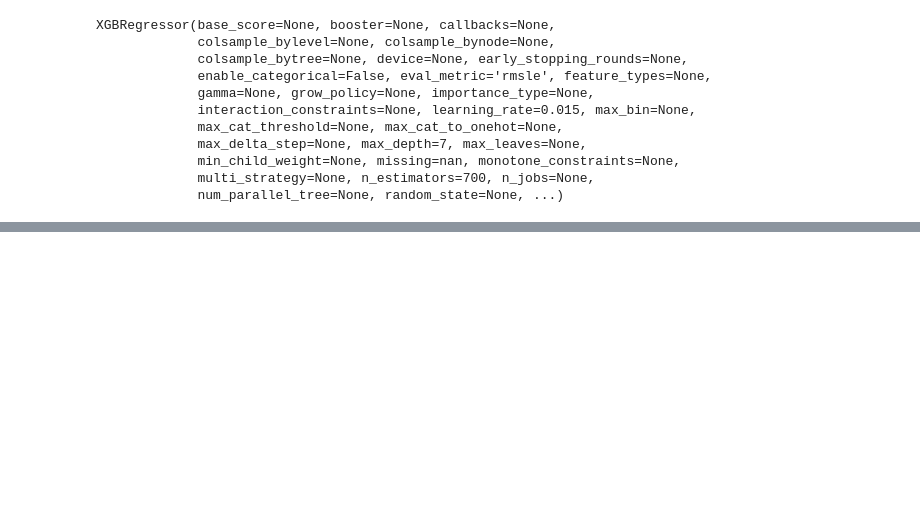
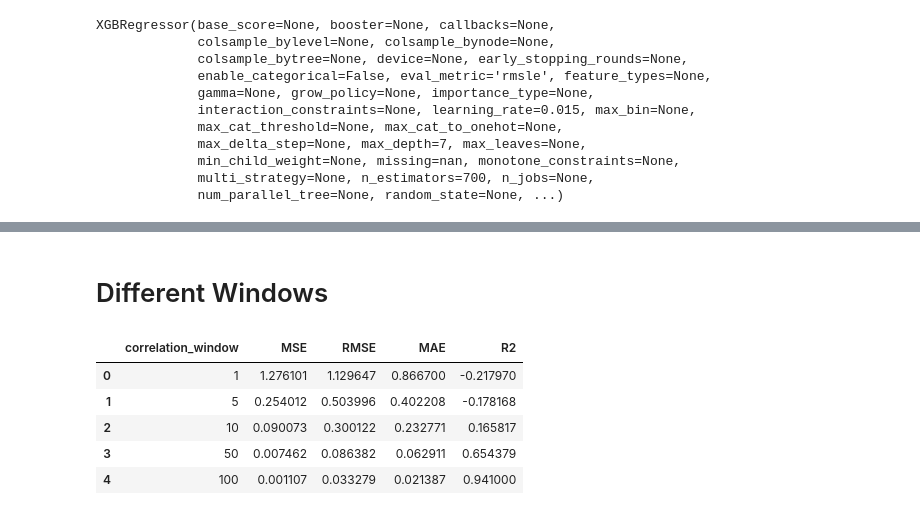
Before and after one commit to SaharGholipour/short_projects, a Jupyter notebook: randomVar_modelTraining.ipynb, the cells around one changed output, grey strips where cells are left out. Saved outputs shown, nothing was run; the diff lists cells and outputs as text; code cells hidden in the pictures; blank space fills up the shorter version.

Commit message:
evaluating  different windows and adding markdown

```diff
--- a/randomVar_modelTraining.ipynb
+++ b/randomVar_modelTraining.ipynb
@@ -195,0 +299,2 @@ Test R²  : 0.9278
+# %% [markdown]
+# Different Windows
@@ -195,0 +354,12 @@ Test R²  : 0.9278
+# %%
+windows_to_test = [1,5,10,50,100]
+metrics_df = evaluate_for_windows(windows_to_test)
+
+metrics_df
+# %% [output]
+|  | correlation_window | MSE | RMSE | MAE | R2 |
+| 0 | 1 | 1.276101 | 1.129647 | 0.866700 | -0.217970 |
+| 1 | 5 | 0.254012 | 0.503996 | 0.402208 | -0.178168 |
+| 2 | 10 | 0.090073 | 0.300122 | 0.232771 | 0.165817 |
+| 3 | 50 | 0.007462 | 0.086382 | 0.062911 | 0.654379 |
+| 4 | 100 | 0.001107 | 0.033279 | 0.021387 | 0.941000 |
```
Also changed, not shown: parts of 7 cells of this notebook.
